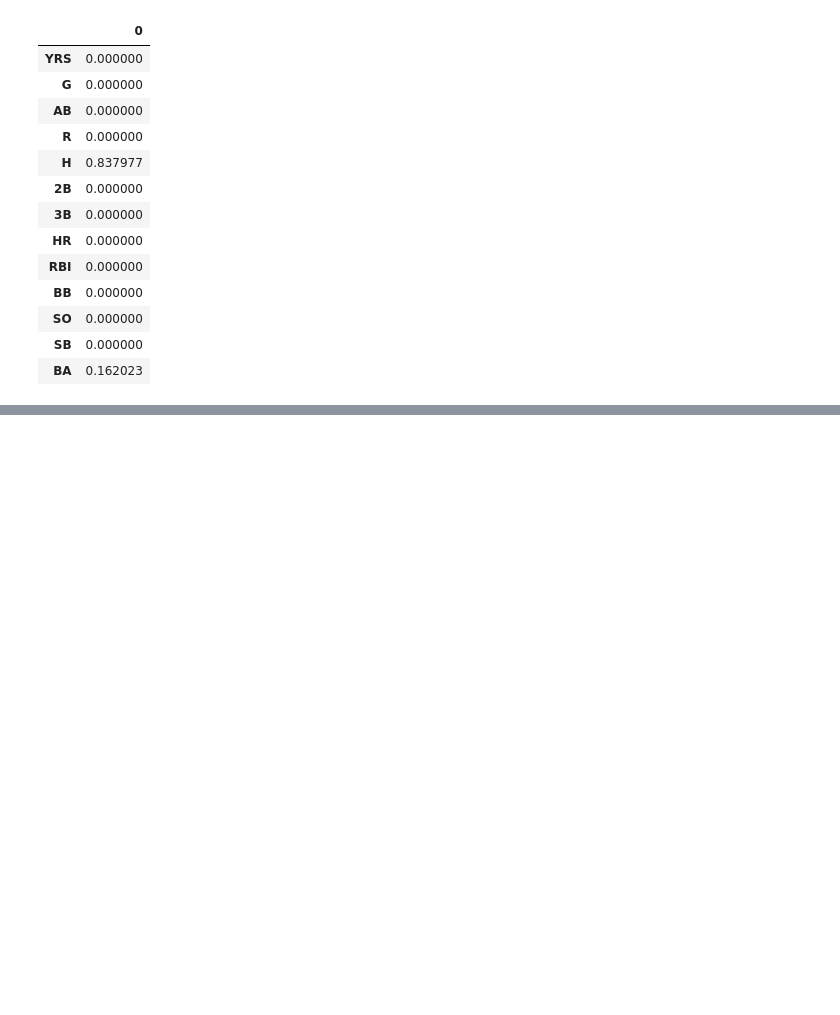
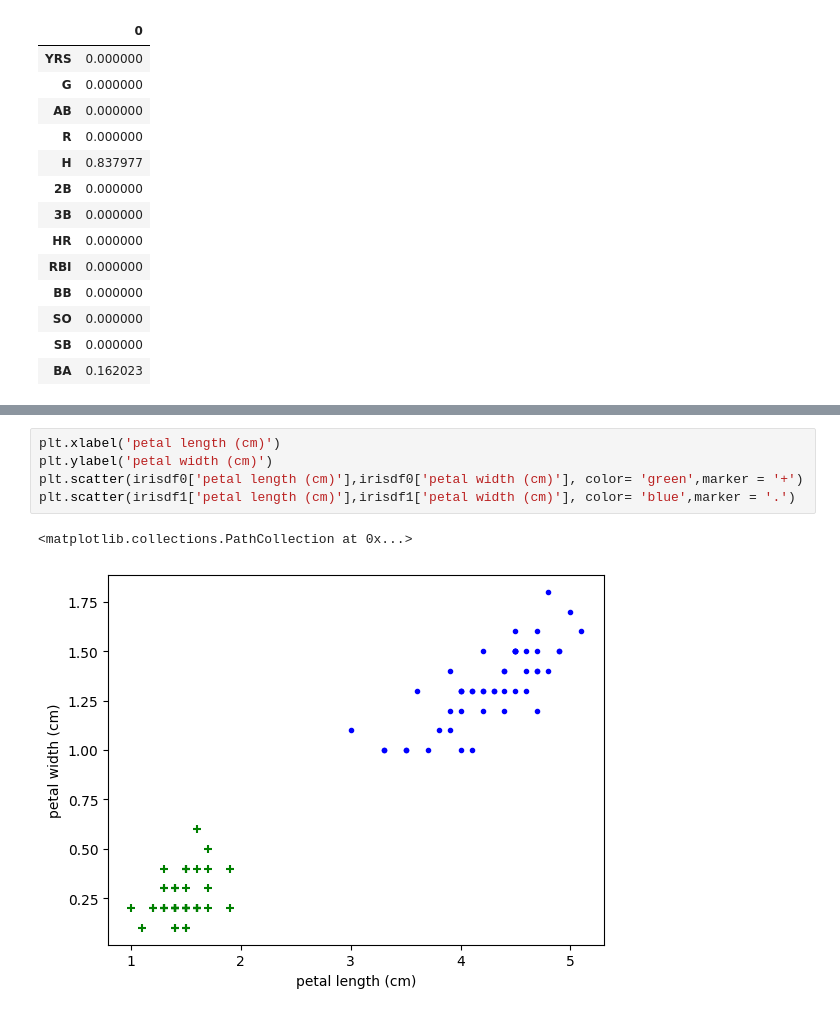
Before and after one commit to SalonRaut7/Scikit-learn-tutorials, a Jupyter notebook: Scikit-Learn-Tutorials.ipynb, the cells around one changed output, grey strips where cells are left out. Cells and saved outputs as stored; diff of their text form; blank space fills up the shorter version.

```diff
--- a/Scikit-Learn-Tutorials.ipynb
+++ b/Scikit-Learn-Tutorials.ipynb
@@ -788,0 +1045,8 @@ features2.head(15)
+# %%
+plt.xlabel('petal length (cm)')
+plt.ylabel('petal width (cm)')
+plt.scatter(irisdf0['petal length (cm)'],irisdf0['petal width (cm)'], color= 'green',marker = '+')
+plt.scatter(irisdf1['petal length (cm)'],irisdf1['petal width (cm)'], color= 'blue',marker = '.')
+# %% [output]
+<matplotlib.collections.PathCollection at 0x...>
+[figure, added]
```
Also changed, not shown: parts of 50 cells of this notebook, 1 other file.
